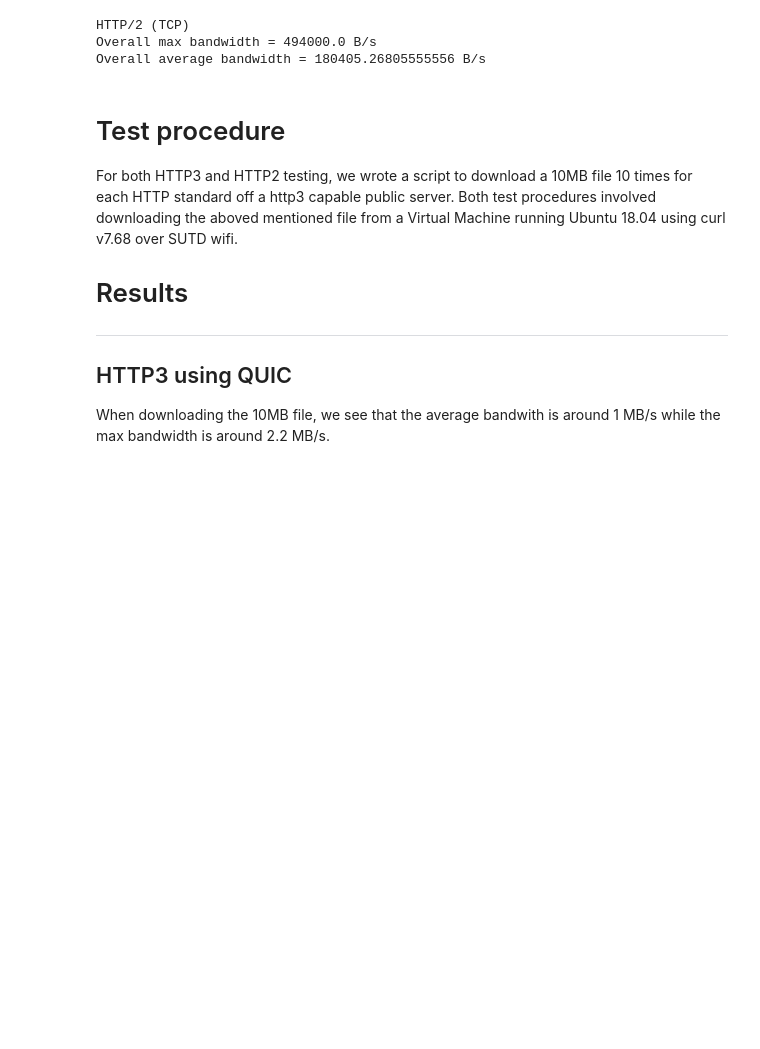
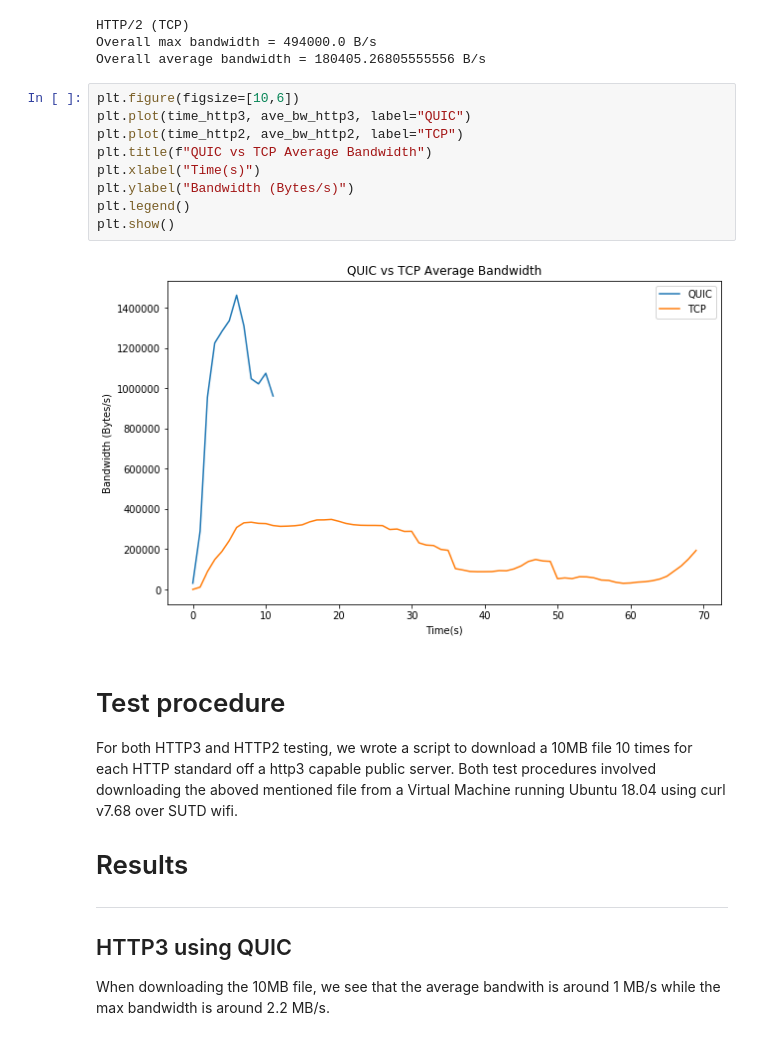
Before and after one commit to Dominic-C/50012-networks-project, a Jupyter notebook: bandwidth_testing/bandwidth testing.ipynb, the cells around one changed output. Cells and saved outputs as stored; diff of their text form; blank space fills up the shorter version.

```diff
--- a/bandwidth_testing/bandwidth testing.ipynb
+++ b/bandwidth_testing/bandwidth testing.ipynb
@@ -93,6 +93,17 @@ print(f"HTTP/2 (TCP)\nOverall max bandwidth = {max_bw_http2} B/s\nOverall averag
 HTTP/2 (TCP)
 Overall max bandwidth = 494000.0 B/s
 Overall average bandwidth = 180405.26805555556 B/s
+# %%
+plt.figure(figsize=[10,6])
+plt.plot(time_http3, ave_bw_http3, label="QUIC")
+plt.plot(time_http2, ave_bw_http2, label="TCP")
+plt.title(f"QUIC vs TCP Average Bandwidth")
+plt.xlabel("Time(s)")
+plt.ylabel("Bandwidth (Bytes/s)")
+plt.legend()
+plt.show()
+# %% [output]
+[figure, added]
 # %% [markdown]
 # Test procedure
 For both HTTP3 and HTTP2 testing, we wrote a script to download a 10MB file 10 times for each HTTP standard off a http3 capable public server. Both test procedures involved downloading the aboved mentioned file from a Virtual Machine running Ubuntu 18.04 using curl v7.68 over SUTD wifi.
```
Also changed, not shown: parts of 1 cell of this notebook.
